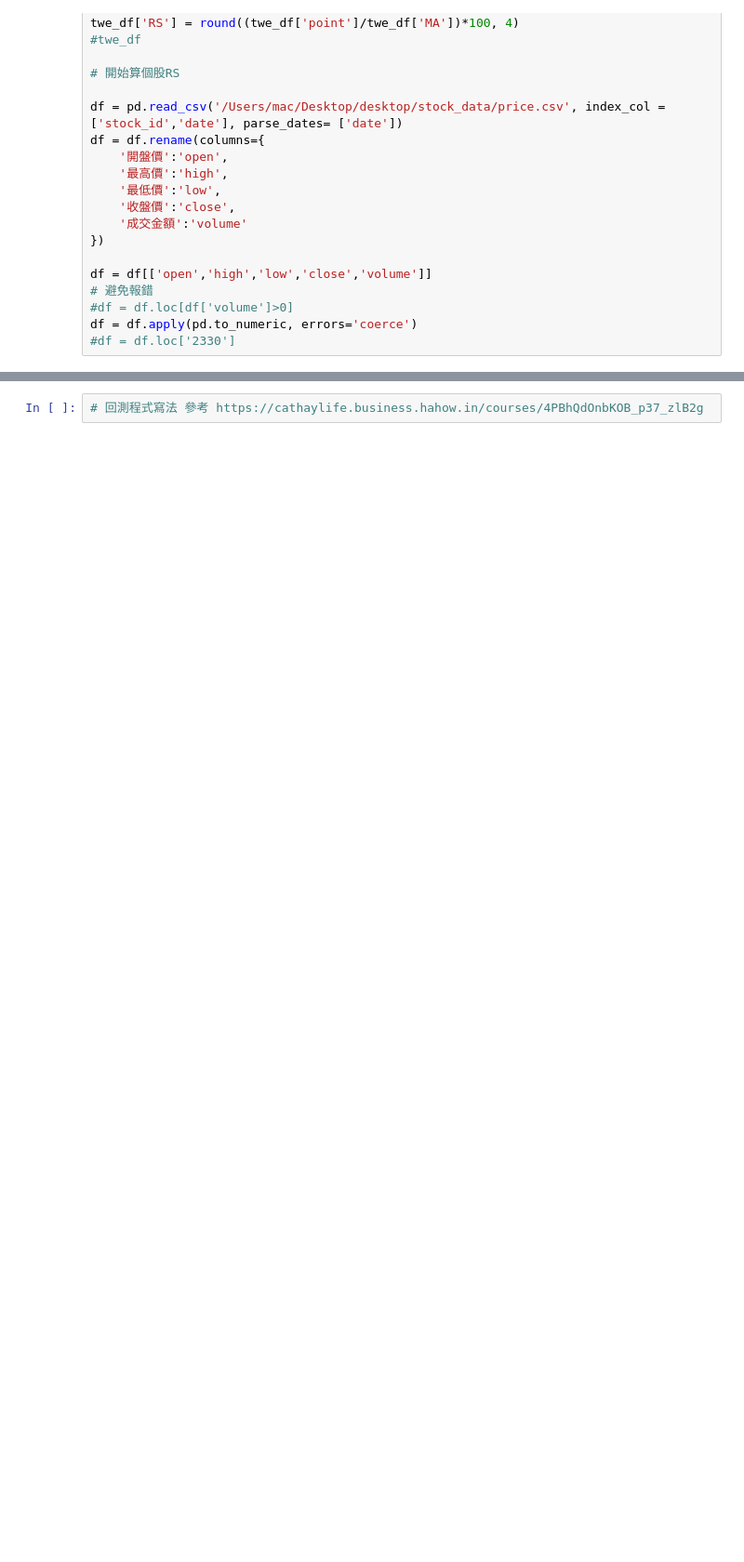
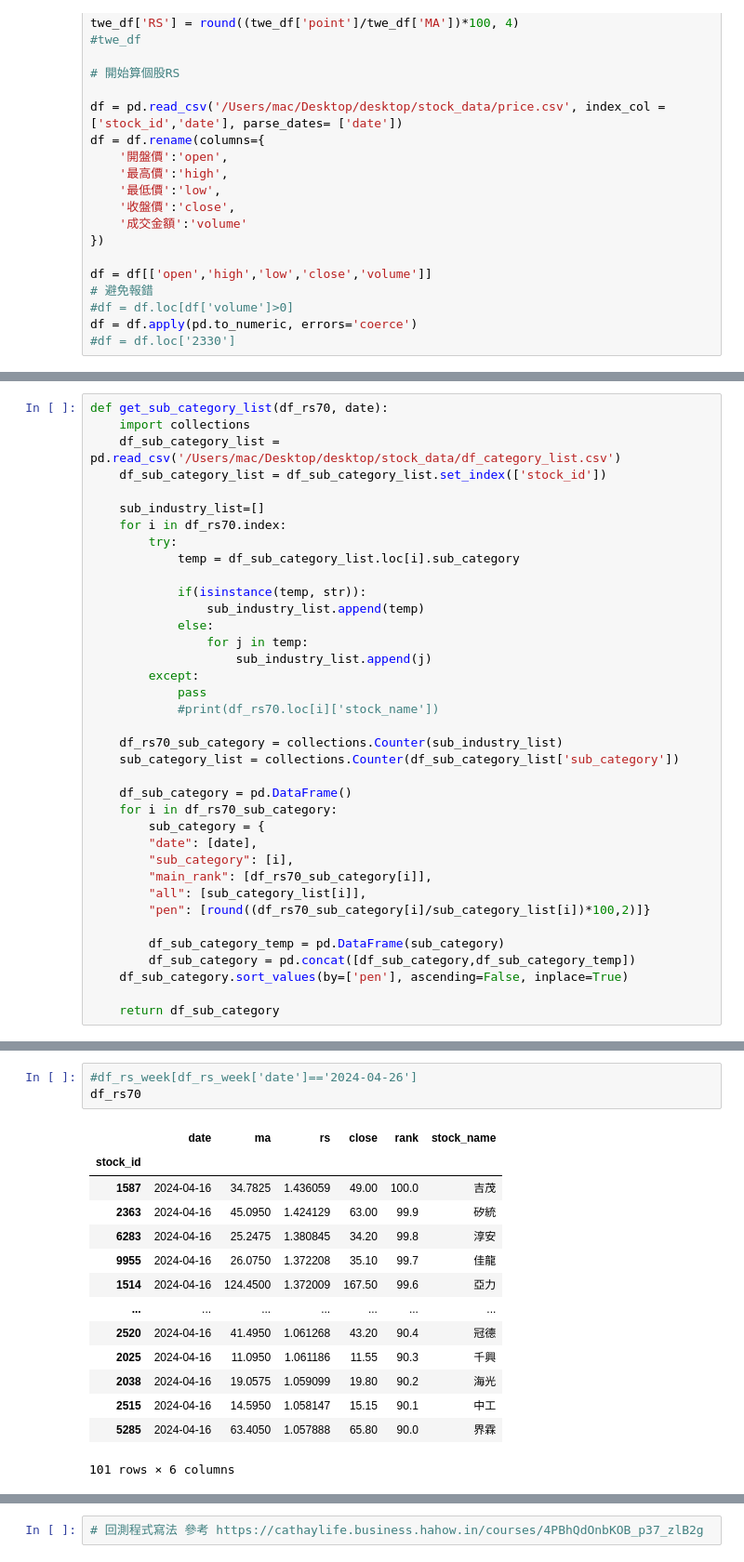
Before and after one commit to mulderfang/stock, a Jupyter notebook: RS與回測量化分析.ipynb, the cells around one changed output, grey strips where cells are left out. Shown: that part at 93% size. Saved outputs shown, nothing was run; the diff lists cells and outputs as text; blank space fills up the shorter version.

```diff
--- a/RS與回測量化分析.ipynb
+++ b/RS與回測量化分析.ipynb
@@ -349,0 +375,37 @@ for i in df_rs70.index:
+# %%
+def get_sub_category_list(df_rs70, date):
+    import collections
+    df_sub_category_list = pd.read_csv('/Users/mac/Desktop/desktop/stock_data/df_category_list.csv')
+    df_sub_category_list = df_sub_category_list.set_index(['stock_id'])
+
+    sub_industry_list=[]
+    for i in df_rs70.index:
+        try:
+            temp = df_sub_category_list.loc[i].sub_category
+
+            if(isinstance(temp, str)):
+                sub_industry_list.append(temp)
+            else:
+                for j in temp:
+                    sub_industry_list.append(j)
+        except:
+            pass
+            #print(df_rs70.loc[i]['stock_name'])
+
+    df_rs70_sub_category = collections.Counter(sub_industry_list)
+    sub_category_list = collections.Counter(df_sub_category_list['sub_category'])
+
+    df_sub_category = pd.DataFrame()
+    for i in df_rs70_sub_category:
+        sub_category = {
+        "date": [date],
+        "sub_category": [i],
+        "main_rank": [df_rs70_sub_category[i]],
+        "all": [sub_category_list[i]],
+        "pen": [round((df_rs70_sub_category[i]/sub_category_list[i])*100,2)]}
+
+        df_sub_category_temp = pd.DataFrame(sub_category)
+        df_sub_category = pd.concat([df_sub_category,df_sub_category_temp])
+    df_sub_category.sort_values(by=['pen'], ascending=False, inplace=True)
+
+    return df_sub_category
@@ -350,3 +493,21 @@ for i in df_rs70.index:
+# %%
+#df_rs_week[df_rs_week['date']=='2024-04-26']
+df_rs70
+# %% [output]
+|  | date | ma | rs | close | rank | stock_name |
+| stock_id |  |  |  |  |  |  |
+| 1587 | 2024-04-16 | 34.7825 | 1.436059 | 49.00 | 100.0 | 吉茂 |
+| 2363 | 2024-04-16 | 45.0950 | 1.424129 | 63.00 | 99.9 | 矽統 |
+| 6283 | 2024-04-16 | 25.2475 | 1.380845 | 34.20 | 99.8 | 淳安 |
+| 9955 | 2024-04-16 | 26.0750 | 1.372208 | 35.10 | 99.7 | 佳龍 |
+| 1514 | 2024-04-16 | 124.4500 | 1.372009 | 167.50 | 99.6 | 亞力 |
+| ... | ... | ... | ... | ... | ... | ... |
+| 2520 | 2024-04-16 | 41.4950 | 1.061268 | 43.20 | 90.4 | 冠德 |
+| 2025 | 2024-04-16 | 11.0950 | 1.061186 | 11.55 | 90.3 | 千興 |
+| 2038 | 2024-04-16 | 19.0575 | 1.059099 | 19.80 | 90.2 | 海光 |
+| 2515 | 2024-04-16 | 14.5950 | 1.058147 | 15.15 | 90.1 | 中工 |
+| 5285 | 2024-04-16 | 63.4050 | 1.057888 | 65.80 | 90.0 | 界霖 |
+101 rows × 6 columns
 # %%
 # 找主流
 import collections
```
Also changed, not shown: parts of 9 cells of this notebook.
